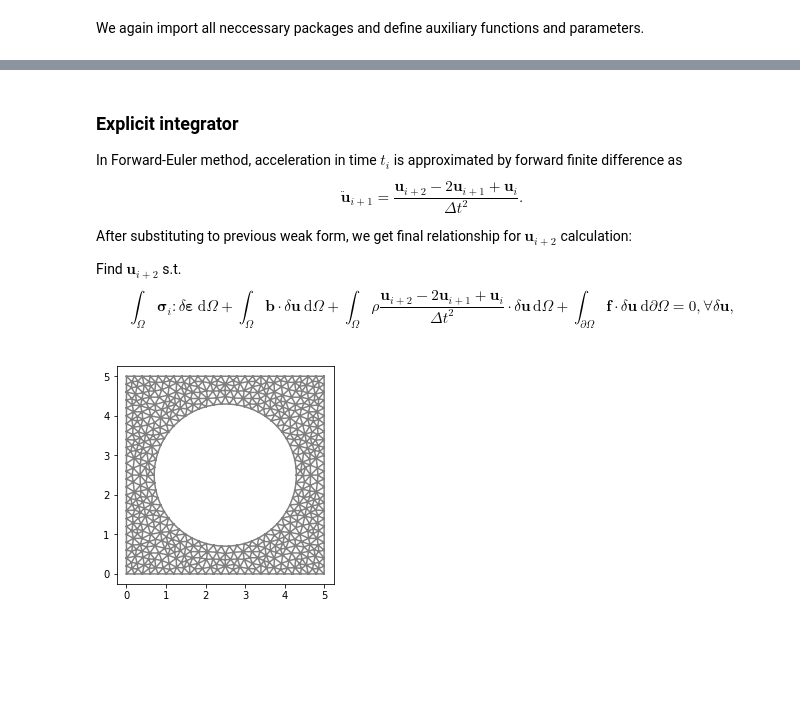
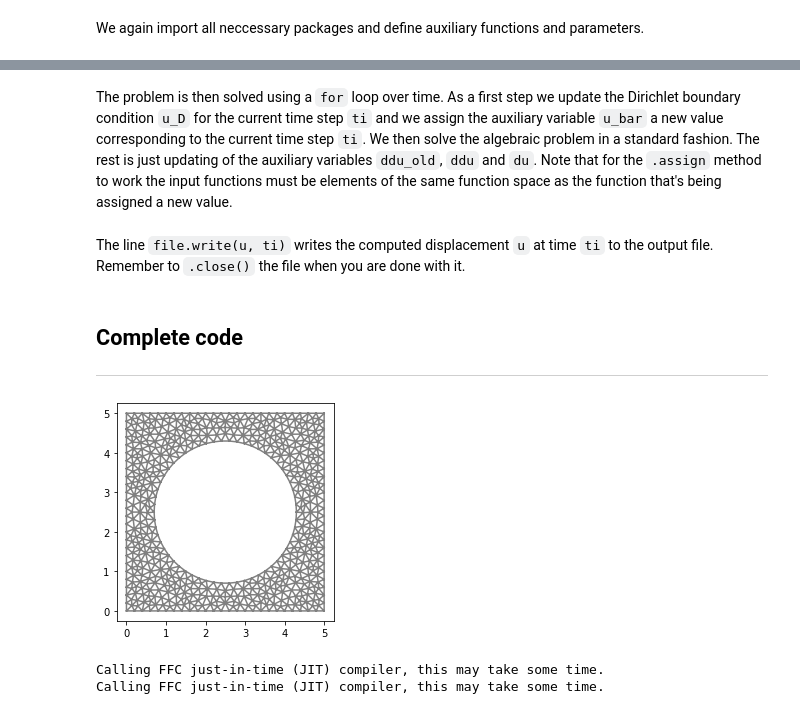
Before and after one commit to georgiosmalik/fenics-course, a Jupyter notebook: docs/source/Elastodynamics/FEniCS_2a.ipynb, the cells around one changed output, grey strips where cells are left out. Cells and saved outputs as stored; diff of their text form; code cells hidden in the pictures; blank space fills up the shorter version.

```diff
--- a/docs/source/Elastodynamics/FEniCS_2a.ipynb
+++ b/docs/source/Elastodynamics/FEniCS_2a.ipynb
@@ -130,5 +176,5 @@ t_start = 0.0  # start time
 t_end = 1.0e-1  # end time
 t_steps = 100  # number of time steps
 
-t = np.linspace(t_start, t_end, t_steps)
-dt = np.asscalar(t[1] - t[0])
+t, dt = np.linspace(t_start, t_end, t_steps, retstep=True)
+dt = np.asscalar(dt)
@@ -194,3 +238,5 @@ Time loop is simple `for` cycle where the first line is redefinition of `u_bar`
+# %% [markdown]
+The problem is then solved using a `for` loop over time. As a first step we update the Dirichlet boundary condition `u_D` for the current time step `ti` and we assign the auxiliary variable `u_bar` a new value corresponding to the current time step `ti`. We then solve the algebraic problem in a standard fashion. The rest is just updating of the auxiliary variables `ddu_old`, `ddu` and `du`. Note that for the `.assign` method to work the input functions must be elements of the same function space as the function that's being assigned a new value.
 # %%
 # --------------------
 # Time loop
@@ -211,22 +257,11 @@ for ti in t:
 
     #print(ti)
 file.close()
-# %% [markdown]
-### Explicit integrator
-
-In Forward-Euler method, acceleration in time $t_{i}$ is approximated by forward finite difference as
-\begin{equation}
-\ddot{\mathbf{u}}_{i+1}=\frac{\mathbf{u}_{i+2} - 2\mathbf{u}_{i+1} + \mathbf{u}_{i}}{\Delta t^2}.
-\end{equation}
-
-After substituting to previous weak form, we get final relationship for $\mathbf{u}_{i+2}$ calculation:
-
-Find $\mathbf{u}_{i+2}$ s.t.
-\begin{equation}
-\int_\Omega\boldsymbol{\sigma}_{i}:\delta\boldsymbol{\varepsilon}\ \mathrm{d}\Omega + \int_\Omega \mathbf{b}\cdot\delta\mathbf{u}\ \mathrm{d}\Omega +
-\int_\Omega\rho\frac{\mathbf{u}_{i+2} - 2\mathbf{u}_{i+1} + \mathbf{u}_{i}}{\Delta t^2}\cdot\delta\mathbf{u}\,\mathrm{d}\Omega +
-\int_{\partial\Omega}\mathbf{f}\cdot\delta\mathbf{u}\ \mathrm{d}\partial\Omega = 0, \forall \delta\mathbf{u},
-\end{equation}
+# %% [markdown]
+The line `file.write(u, ti)` writes the computed displacement `u` at time `ti` to the output file. Remember to `.close()` the file when you are done with it.
+# %% [markdown]
+## Complete code
+---
 # %%
 import fenics as fe
 import matplotlib.pyplot as plt
@@ -272,10 +307,10 @@ l_x, l_y = 5.0, 5.0  # Domain dimensions
 # Time-stepping
 t_start = 0.0  # start time
 t_end = 1.0e-1  # end time
-t_steps = 1000  # number of time steps
+t_steps = 100  # number of time steps
 
-t = np.linspace(t_start, t_end, t_steps)
-dt = np.asscalar(t[1] - t[0])
+t, dt = np.linspace(t_start, t_end, t_steps, retstep=True)
+dt = np.asscalar(dt)
 
 # --------------------
 # Geometry
@@ -300,37 +335,43 @@ u_D = fe.Expression(" t < 1.0e-2 ? -100*t : -1.0", t=0.0, degree=0)
 bc1 = fe.DirichletBC(V, fe.Constant((0.0, 0.0)), bottom)
 bc2 = fe.DirichletBC(V.sub(1), u_D, indent_area)
 bc = [bc1, bc2]
 
 # --------------------
 # Initialization
 # --------------------
 u = fe.Function(V)
-u_old = fe.Function(V)
-u_old2 = fe.Function(V)
+u_bar = fe.Function(V)
+du = fe.Function(V)
+ddu = fe.Function(V)
+ddu_old = fe.Function(V)
 
 file = fe.XDMFFile("FEniCS_explicit_output.xdmf")  # XDMF file
 
 # --------------------
 # Weak form
 # --------------------
-A_form = fe.inner(sigma(u_old), epsilon(u_test))*fe.dx + rho/(dt*dt)*fe.dot(u_tr - 2*u_old + u_old2, u_test)*fe.dx
+A_form = fe.inner(sigma(u_tr), epsilon(u_test))*fe.dx + 4*rho/(dt*dt)*fe.dot(u_tr - u_bar, u_test)*fe.dx
 
 # --------------------
 # Time loop
 # --------------------
 for ti in t:
     u_D.t = ti
+    u_bar.assign(u + dt*du + 0.25*dt*dt*ddu)
 
     #A, b = fe.assemble_system(fe.lhs(A_form), fe.rhs(A_form), bc)
     #fe.solve(A, u.vector(), b, "cg", "jacobi")
     fe.solve(fe.lhs(A_form) == fe.rhs(A_form), u, bc)
 
+    ddu_old.assign(ddu)
+    ddu.assign(4/(dt*dt)*(u - u_bar))
+    du.assign(du + 0.5*dt*(ddu + ddu_old))
+
     file.write(u, ti)
-
-    u_old2.assign(u_old)
-    u_old.assign(u)
 
     #print(ti)
 file.close()
 # %% [output]
-[figure, old version]
+[figure, new version]
+Calling FFC just-in-time (JIT) compiler, this may take some time.
+Calling FFC just-in-time (JIT) compiler, this may take some time.
```
Also changed, not shown: parts of 19 cells of this notebook.
